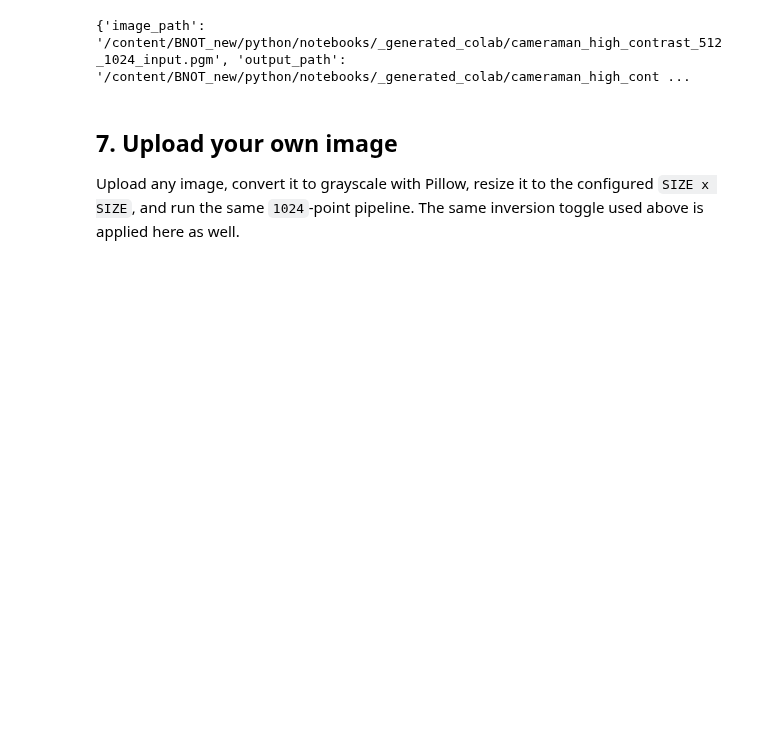
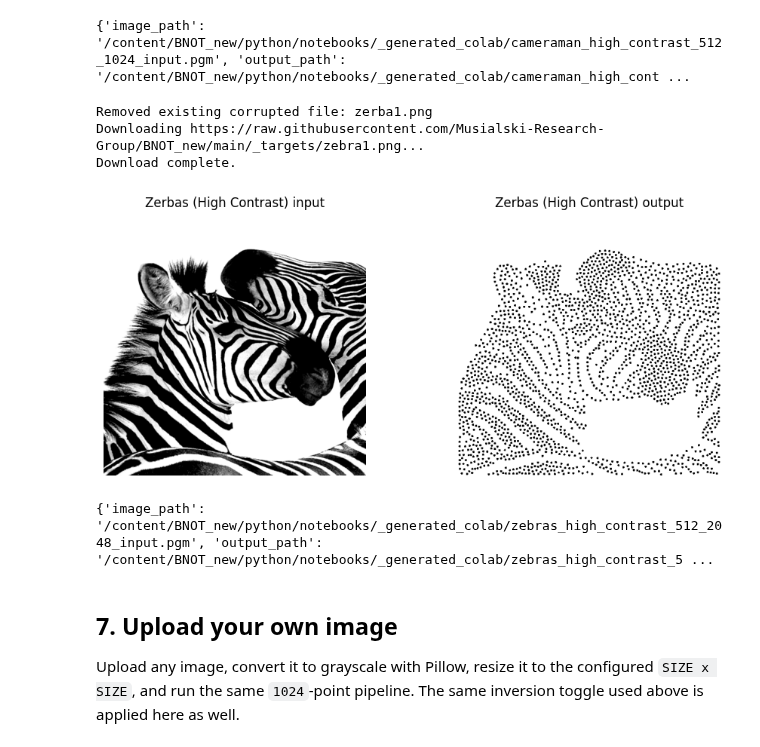
Before and after one commit to Musialski-Research-Group/BNOT_new, a Jupyter notebook: python/notebooks/bnot_quickstart_colab.ipynb, the cells around one changed output. Cells and saved outputs as stored; diff of their text form; code cells hidden in the pictures; blank space fills up the shorter version.

Commit message:
added zerbas image

```diff
--- a/python/notebooks/bnot_quickstart_colab.ipynb
+++ b/python/notebooks/bnot_quickstart_colab.ipynb
@@ -294,6 +294,65 @@ show_case("Cameraman (High Contrast)", uploaded_array, uploaded_result)
 Using existing file: cameraman.jpg
 [figure]
 {'image_path': '/content/BNOT_new/python/notebooks/_generated_colab/cameraman_high_contrast_512_1024_input.pgm', 'output_path': '/content/BNOT_new/python/notebooks/_generated_colab/cameraman_high_cont ...
+# %%
+import requests
+from pathlib import Path
+from PIL import Image, ImageEnhance
+import numpy as np
+
+image_url = "https://raw.githubusercontent.com/Musialski-Research-Group/BNOT_new/main/_targets/zebra1.png"
+local_filename = "zerba1.png"
+local_path = Path(local_filename)
+
+# Ensure previous potentially corrupted file is removed to force re-download with the correct URL
+if local_path.exists():
+    local_path.unlink()
+    print(f"Removed existing corrupted file: {local_filename}")
+
+# Check if the file exists, if not, download it
+if not local_path.exists():
+    print(f"Downloading {image_url}...")
+    response = requests.get(image_url)
+    response.raise_for_status()
+    local_path.write_bytes(response.content)
+    print("Download complete.")
+else:
+    print(f"Using existing file: {local_filename}")
+
+# Load and process the image
+raw_image = Image.open(local_path).convert("L")
+raw_image = raw_image.resize((SIZE, SIZE))
+
+# Apply high contrast filter
+enhancer = ImageEnhance.Contrast(raw_image)
+# Factor 1.0 is original, 2.0 is high contrast
+uploaded_image = enhancer.enhance(2.0)
+
+uploaded_array = np.asarray(uploaded_image, dtype=float) / 255.0
+
+# Run the BNOT solver
+uploaded_result = run_case(
+    uploaded_array,
+    OUTPUT_DIR,
+    "zebras_high_contrast_512_2048",
+    executable=CLI,
+    num_sites=2*NUM_SITES,
+    seed=SEED,
+    render_width=OUTPUT_WIDTH,
+    render_height=OUTPUT_HEIGHT,
+    point_radius=0.75*POINT_RADIUS,
+    invert=INVERT_DENSITY,
+    dpi=DPI,
+)
+
+# Show the result
+show_case("Zerbas (High Contrast)", uploaded_array, uploaded_result)
+# %% [output]
+Removed existing corrupted file: zerba1.png
+Downloading https://raw.githubusercontent.com/Musialski-Research-Group/BNOT_new/main/_targets/zebra1.png...
+Download complete.
+[figure, added]
+{'image_path': '/content/BNOT_new/python/notebooks/_generated_colab/zebras_high_contrast_512_2048_input.pgm', 'output_path': '/content/BNOT_new/python/notebooks/_generated_colab/zebras_high_contrast_5 ...
 # %% [markdown]
 ## 7. Upload your own image
 
```
Also changed, not shown: parts of 2 cells of this notebook.
